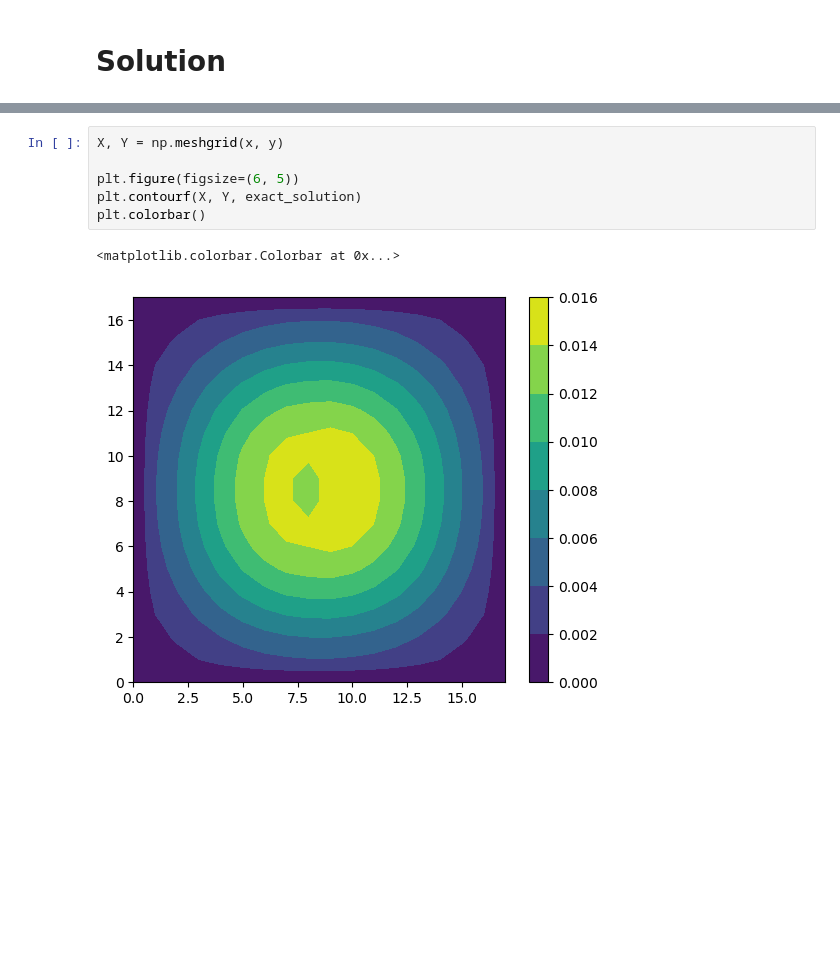
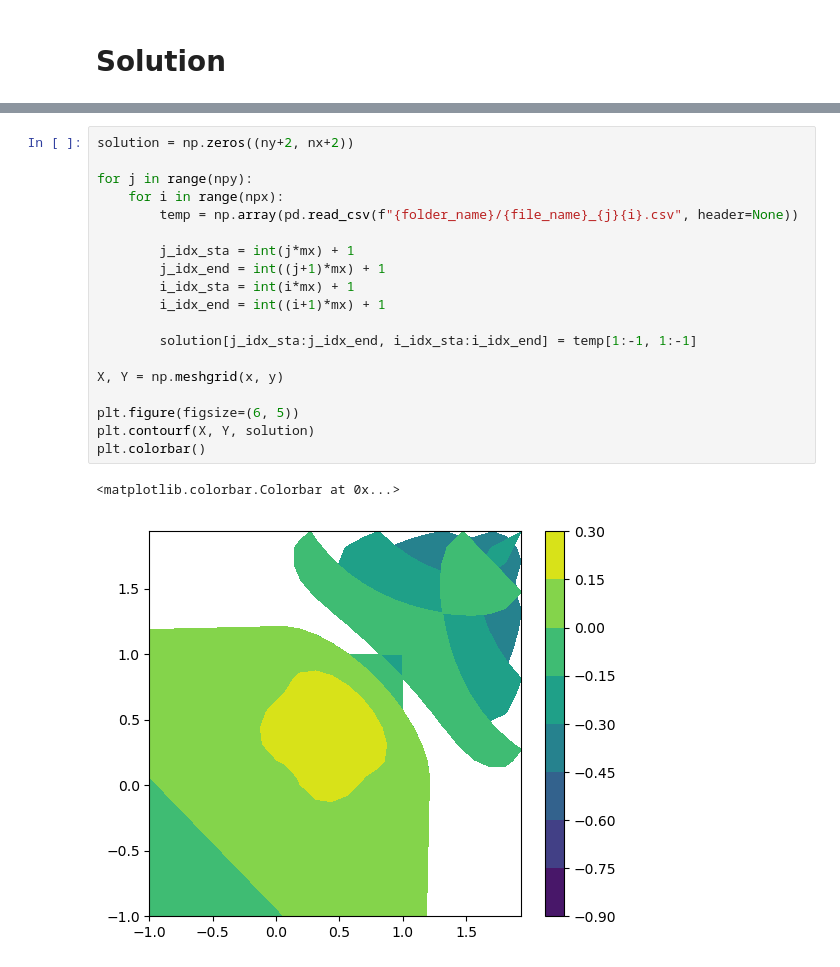
Before and after one commit to dontempty/PaScaL_TDMA_lab, a Jupyter notebook: examples_lab/lab.ipynb, the cells around one changed output, grey strips where cells are left out. Saved outputs shown, nothing was run; the diff lists cells and outputs as text; blank space fills up the shorter version.

```diff
--- a/examples_lab/lab.ipynb
+++ b/examples_lab/lab.ipynb
@@ -297,10 +307,23 @@ for j in range(npy):
-# %%
-X, Y = np.meshgrid(x, y)
-
-plt.figure(figsize=(6, 5))
-plt.contourf(X, Y, exact_solution)
-plt.colorbar()
-# %% [output]
-<matplotlib.colorbar.Colorbar at 0x...>
-[figure, removed]
+# %%
+solution = np.zeros((ny+2, nx+2))
+
+for j in range(npy):
+    for i in range(npx):
+        temp = np.array(pd.read_csv(f"{folder_name}/{file_name}_{j}{i}.csv", header=None))
+
+        j_idx_sta = int(j*mx) + 1
+        j_idx_end = int((j+1)*mx) + 1
+        i_idx_sta = int(i*mx) + 1
+        i_idx_end = int((i+1)*mx) + 1
+
+        solution[j_idx_sta:j_idx_end, i_idx_sta:i_idx_end] = temp[1:-1, 1:-1]
+
+X, Y = np.meshgrid(x, y)
+
+plt.figure(figsize=(6, 5))
+plt.contourf(X, Y, solution)
+plt.colorbar()
+# %% [output]
+<matplotlib.colorbar.Colorbar at 0x...>
+[figure, added]
 # %%
```
Also changed, not shown: parts of 3 cells of this notebook, 10 other files.
